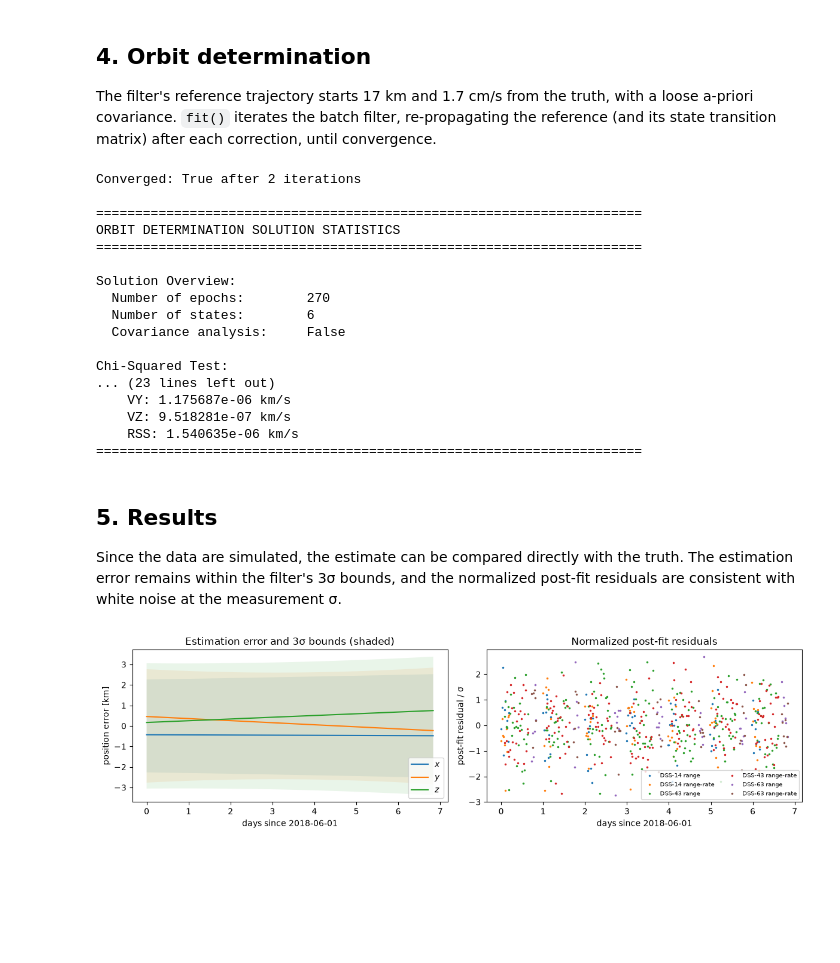
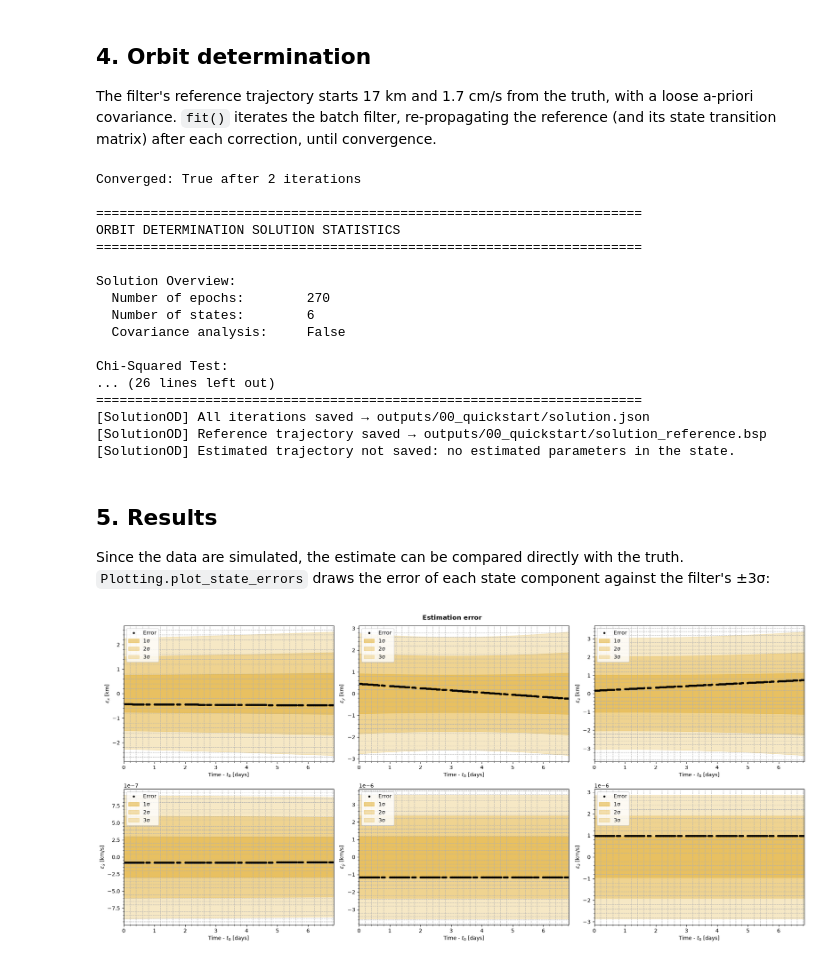
Before and after one commit to CCAR-ORCCA/scarabaeus, a Jupyter notebook: tutorials/v2/00_quickstart.ipynb, the cells around one changed output. Cells and saved outputs as stored; diff of their text form; code cells hidden in the pictures; blank space fills up the shorter version.

```diff
--- a/tutorials/v2/00_quickstart.ipynb
+++ b/tutorials/v2/00_quickstart.ipynb
@@ -126,14 +110,15 @@ for dss in ["DSS-14", "DSS-43", "DSS-63"]:
 The filter's reference trajectory starts 17 km and 1.7 cm/s from the truth, with a loose a-priori covariance. `fit()` iterates the batch filter, re-propagating the reference (and its state transition matrix) after each correction, until convergence.
 # %%
 %%capture filter_log
-# TODO(draft): drop %%capture once Scarabaeus has a verbosity switch (the filter prints ~200 kB of progress)
+# 🔵 TODO: remove %%capture once filters and measurement models stop printing progress
 ref_state = (scb.StateDefinition()
              .position(ref_sc, scb.ArrayWFrame(r0 + scb.ArrayWUnits([10.0] * 3, km), J2000))
              .velocity(ref_sc, scb.ArrayWFrame(v0 + scb.ArrayWUnits([1e-5] * 3, km / sec), J2000)))
 reference = scb.Propagator(primary_body=ref_sc,
                            state_vector=scb.StateArray(epoch=epochs[0], origin=sun, state=ref_state),
                            tspan=epochs,
-                           force_models=scb.ForceModelTranslation(ref_sc, third_bodies=planets, cannonball_SRP=True))
+                           force_models=scb.ForceModelTranslation(ref_sc, third_bodies=planets, cannonball_SRP=True),
+                           display_progress=False)
 
 P0 = scb.CovarianceMatrix([scb.ArrayWUnits(100.0, km)] * 3 + [scb.ArrayWUnits(1e-4, km / sec)] * 3,
                           epochs[0], from_list=True)
@@ -147,6 +132,7 @@ solution, n_iter, converged = srifb.fit(traj_name="reference.bsp", traj_dir=str(
 # %%
 print(f"Converged: {converged} after {n_iter} iterations\n")
 solution.print_stats()
+solution.save(out / "solution.json")
 # %% [output]
 Converged: True after 2 iterations
 
@@ -160,47 +146,19 @@ Solution Overview:
   Covariance analysis:     False
 
 Chi-Squared Test:
-... (23 lines left out)
-    VY: 1.175687e-06 km/s
-    VZ: 9.518281e-07 km/s
-    RSS: 1.540635e-06 km/s
+... (26 lines left out)
 ======================================================================
+[SolutionOD] All iterations saved → outputs/00_quickstart/solution.json
+[SolutionOD] Reference trajectory saved → outputs/00_quickstart/solution_reference.bsp
+[SolutionOD] Estimated trajectory not saved: no estimated parameters in the state.
 # %% [markdown]
 ## 5. Results
 
-Since the data are simulated, the estimate can be compared directly with the truth. The estimation error remains within the filter's 3σ bounds, and the normalized post-fit residuals are consistent with white noise at the measurement σ.
+Since the data are simulated, the estimate can be compared directly with the truth. `Plotting.plot_state_errors` draws the error of each state component against the filter's ±3σ:
 # %%
-t_est = scb.EpochArray(solution.timestamps, sys="TDB")
-days = (t_est - t_est[0]).convert_to(day).values
-x_true = np.array(
-    [
-        truth_sc.get_state(t, reference_frame="J2000", origin="SUN").quantity.values
-        for t in t_est
-    ]
-)
-err = solution.state_est[:, :6] - x_true
-sig3 = 3 * np.array([np.sqrt(np.diag(P)) for P in solution.covariance_est])
+truth = scb.Trajectory(ref_frame=J2000, origin=sun, body=truth_sc)
+t_est = scb.EpochArray(solution.timestamps, sys="TDB")  # the measurement epochs
 
-fig, ax = plt.subplots(1, 2, figsize=(12, 3.5))
-for i, c in enumerate("xyz"):
-    ax[0].plot(days, err[:, i], label=f"${c}$")
-    ax[0].fill_between(days, -sig3[:, i], sig3[:, i], alpha=0.1)
-ax[0].set(
-    xlabel="days since 2018-06-01",
-    ylabel="position error [km]",
-    title="Estimation error and 3σ bounds (shaded)",
-)
-ax[0].legend()
-for spec in tracking:
-    r = np.array(solution.postfits[spec.dataset_name], dtype=float)
-    t_meas = (spec.observed_meas[0] - t_est[0]).convert_to(day).values
-    ax[1].plot(t_meas, r[:, 0] / r[:, 1], ".", ms=3, label=spec.dataset_name)
-ax[1].set(
-    xlabel="days since 2018-06-01",
-    ylabel="post-fit residual / σ",
-    title="Normalized post-fit residuals",
-)
-ax[1].legend(fontsize=7, ncol=2)
-plt.tight_layout()
+scb.Plotting.plot_state_errors(solution, truth, t_est, n_sigma=3, title="Estimation error");
 # %% [output]
-[figure, old version]
+[figure, new version]
```
Also changed, not shown: parts of 7 cells of this notebook, 3 other files.
